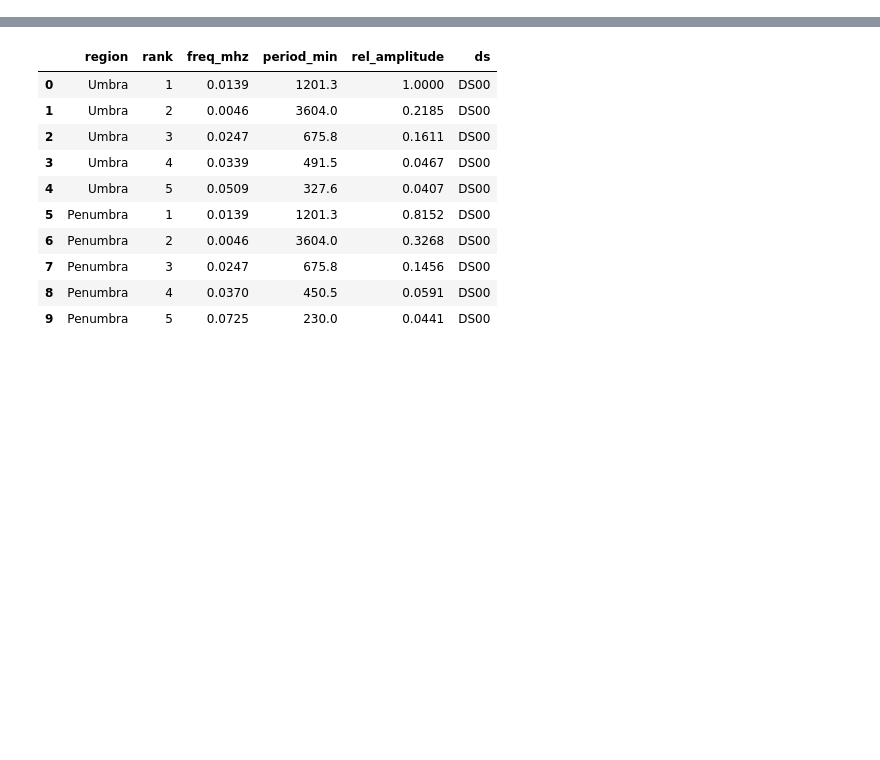
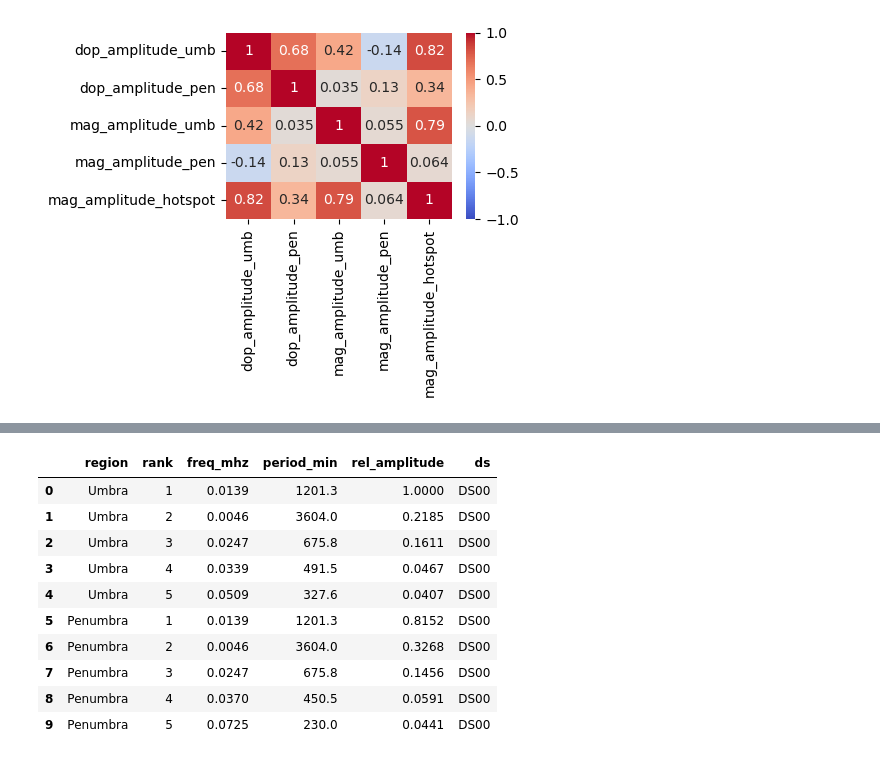
Before and after one commit to thomatrixting/sun_spots_pulsation_review, a Jupyter notebook: notebooks/04_data_comparison.ipynb, the cells around one changed output, grey strips where cells are left out. Saved outputs shown, nothing was run; the diff lists cells and outputs as text; code cells hidden in the pictures; blank space fills up the shorter version.

```diff
--- a/notebooks/04_data_comparison.ipynb
+++ b/notebooks/04_data_comparison.ipynb
@@ -0,0 +91,21 @@
+# %%
+# umb/pen amplitudes (mag and dop) vs hotspot mag amplitude, per dataset
+corr_rows = []
+for ds, df in zip(ds_ids, mag_dfs):
+    dop_umb = df["mean_dop_umb"]
+    dop_pen = df["mean_dop_pen"]
+    mag_umb = np.abs(df["mean_mag_umb"])
+    mag_pen = np.abs(df["mean_mag_pen"])
+    mag_hotspot = np.abs(df["mean_mag_hotspot"])
+    mag_amp_hotspot = mag_amplitude(df["time_h"], mag_hotspot) if mag_hotspot.notna().all() else np.nan
+    corr_rows.append({
+        "ds": ds,
+        "dop_amplitude_umb": dop_umb.max() - dop_umb.min(),
+        "dop_amplitude_pen": dop_pen.max() - dop_pen.min(),
+        "mag_amplitude_umb": mag_amplitude(df["time_h"], mag_umb),
+        "mag_amplitude_pen": mag_amplitude(df["time_h"], mag_pen),
+        "mag_amplitude_hotspot": mag_amp_hotspot,
+    })
+
+corr_data = pd.DataFrame(corr_rows).set_index("ds")
+corr_data
@@ -0,0 +125,7 @@
+# %%
+fig, ax = plt.subplots(figsize=(5, 4))
+sns.heatmap(corr_data.corr(), annot=True, cmap="coolwarm", vmin=-1, vmax=1, ax=ax)
+plt.tight_layout()
+plt.show()
+# %% [output]
+[figure, added]
```
Also changed, not shown: parts of 11 cells of this notebook, 2 other files.
